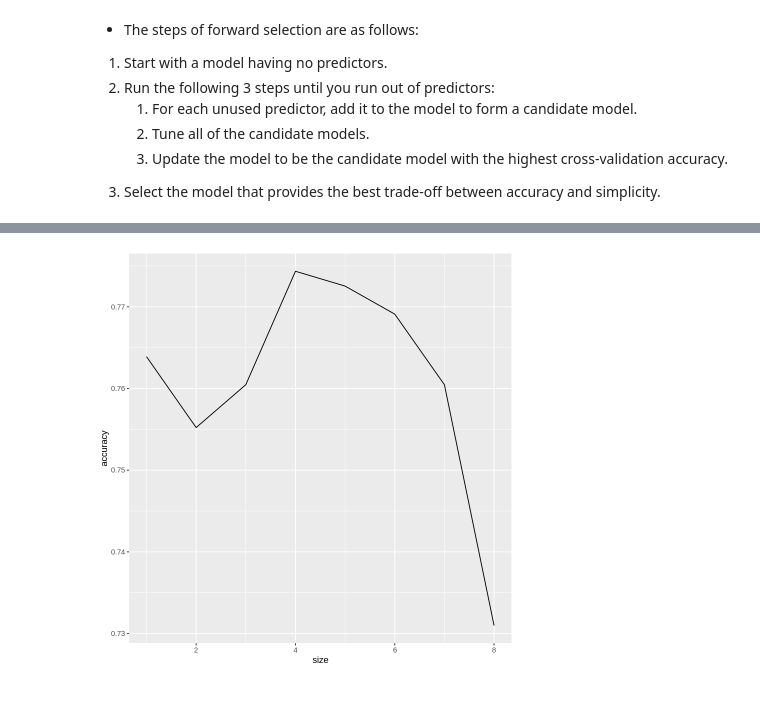
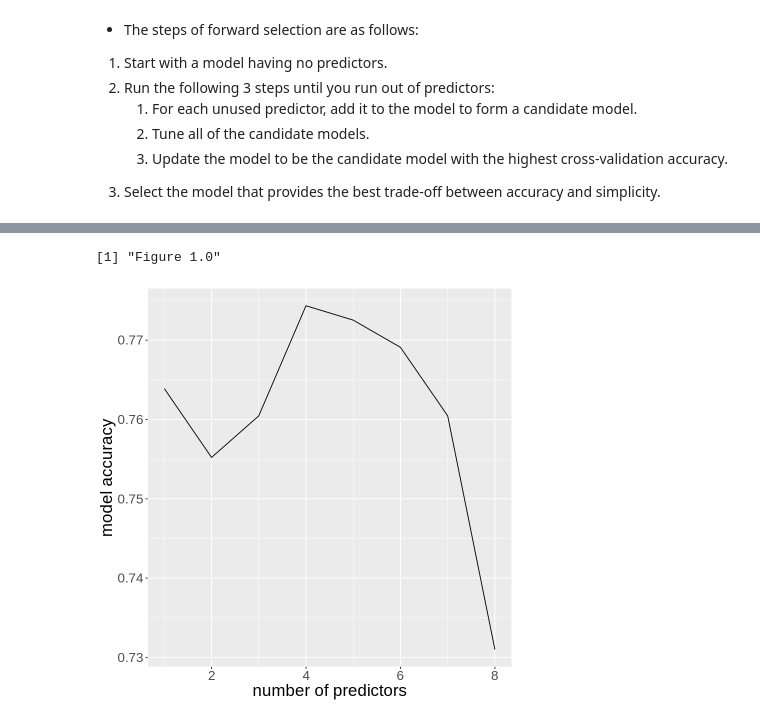
Before and after one commit to ArmanM101/Diabetes-Prediction-Model, a Jupyter notebook: Diabetes Proposal.ipynb, the cells around one changed output, grey strips where cells are left out. Saved outputs shown, nothing was run; the diff lists cells and outputs as text; code cells hidden in the pictures.

```diff
--- a/Diabetes Proposal.ipynb
+++ b/Diabetes Proposal.ipynb
@@ -306,6 +322,10 @@ A tibble: 8 × 3
 # %%
 accuracy_plot <- ggplot(accuracies, aes(x = size, y = accuracy)) +
-geom_line()
+geom_line() +
+theme(text = element_text(size = 20)) +
+labs(x = "number of predictors", y = "model accuracy")
 accuracy_plot
+print("Figure 1.0")
 # %% [output]
+[1] "Figure 1.0"
-[figure, old version]
+[figure, new version]
```
Also changed, not shown: parts of 16 cells of this notebook.
